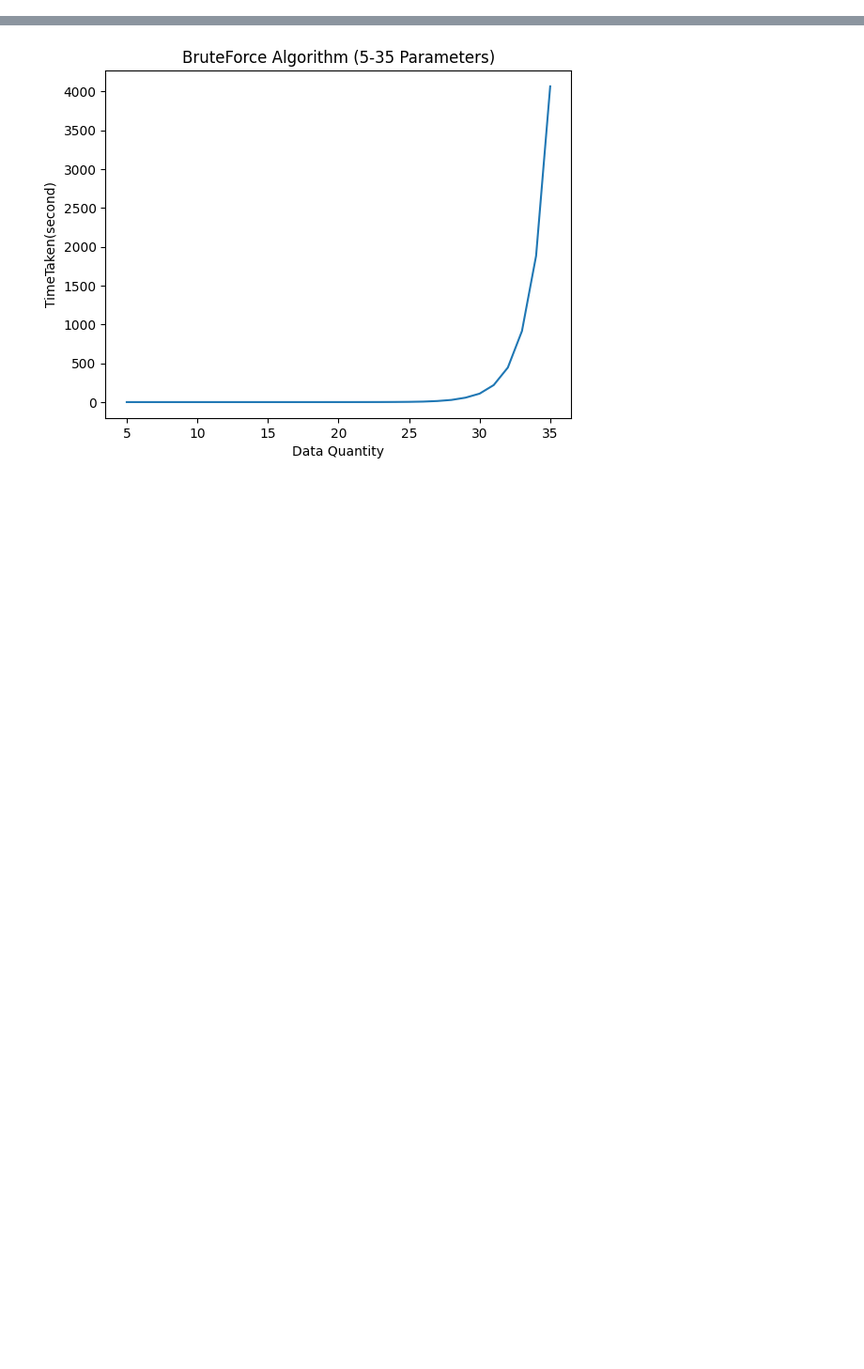
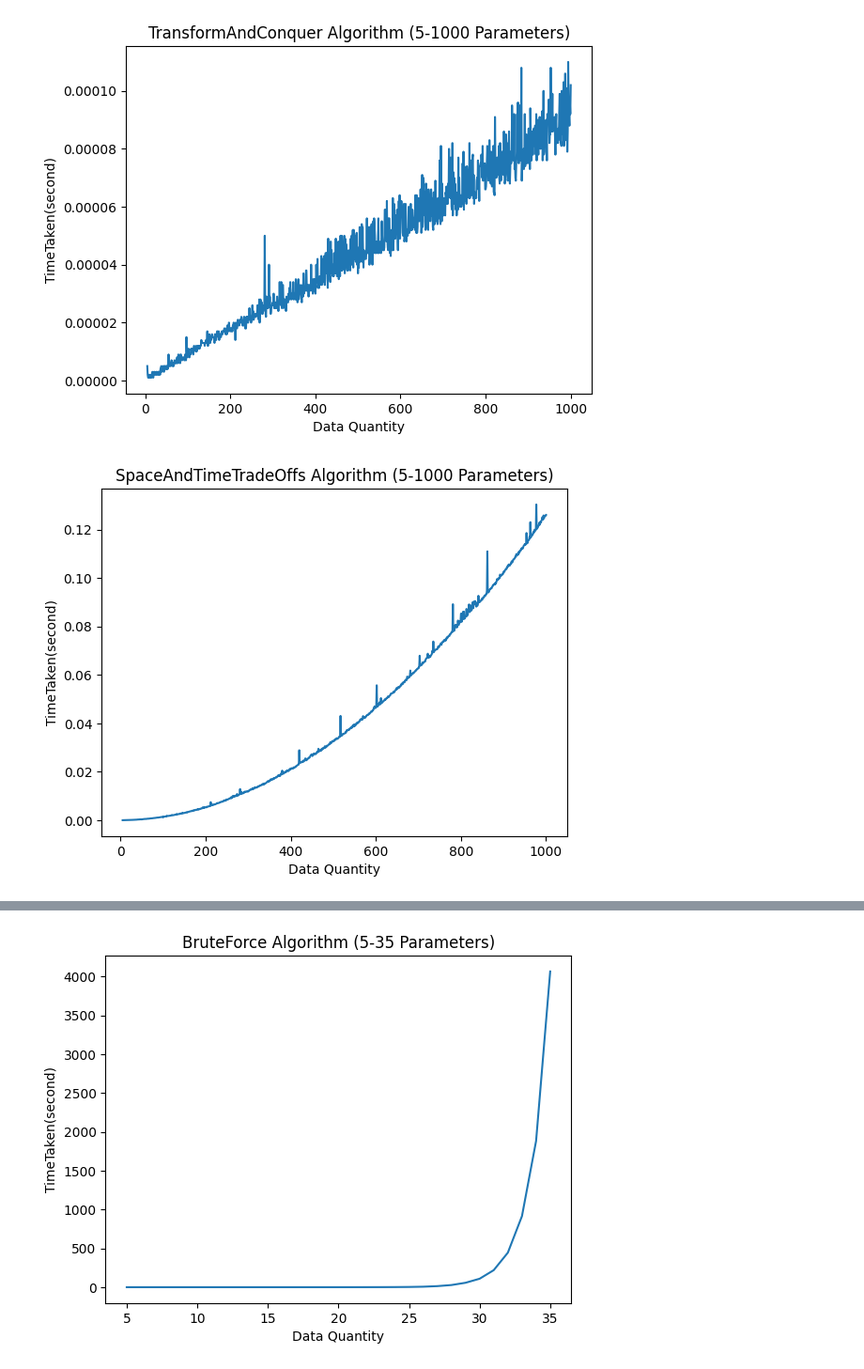
Before and after one commit to Srisuphadith/GA_Plot, a Jupyter notebook: plot.ipynb, the cells around one changed output, grey strips where cells are left out. Shown at 94% size. Saved outputs shown, nothing was run; the diff lists cells and outputs as text; code cells hidden in the pictures; blank space fills up the shorter version.

```diff
--- a/plot.ipynb
+++ b/plot.ipynb
@@ -60,3 +61,13 @@ y_Greedy = []
 
 x_GeneticAlgorithm = []
 y_GeneticAlgorithm = []
+# %%
+x_TransformAndConquer,y_TransformAndConquer = plot_algo(df,'TransformAndConquer')
+x_SpaceAndTimeTradeOffs,y_SpaceAndTimeTradeOffs = plot_algo(df,'SpaceAndTimeTradeOffs')
+x_DynamicProgramming,y_DynamicProgramming = plot_algo(df,'DynamicProgramming')
+x_IterativeImprovement,y_IterativeImprovement = plot_algo(df,'IterativeImprovement')
+x_Greedy,y_Greedy = plot_algo(df,'Greedy')
+x_GeneticAlgorithm,y_GeneticAlgorithm = plot_algo(df,'GeneticAlgorithm')
+# %% [output]
+[figure, added]
+[figure, added]
```
Also changed, not shown: parts of 10 cells of this notebook, 35 other files.
